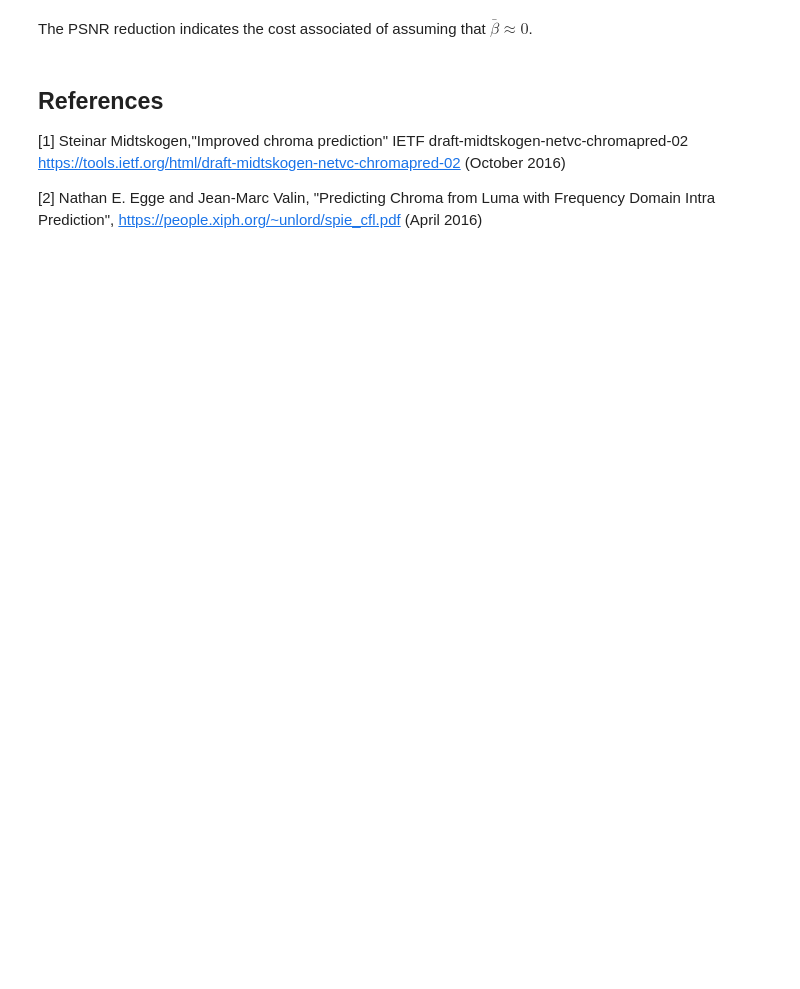
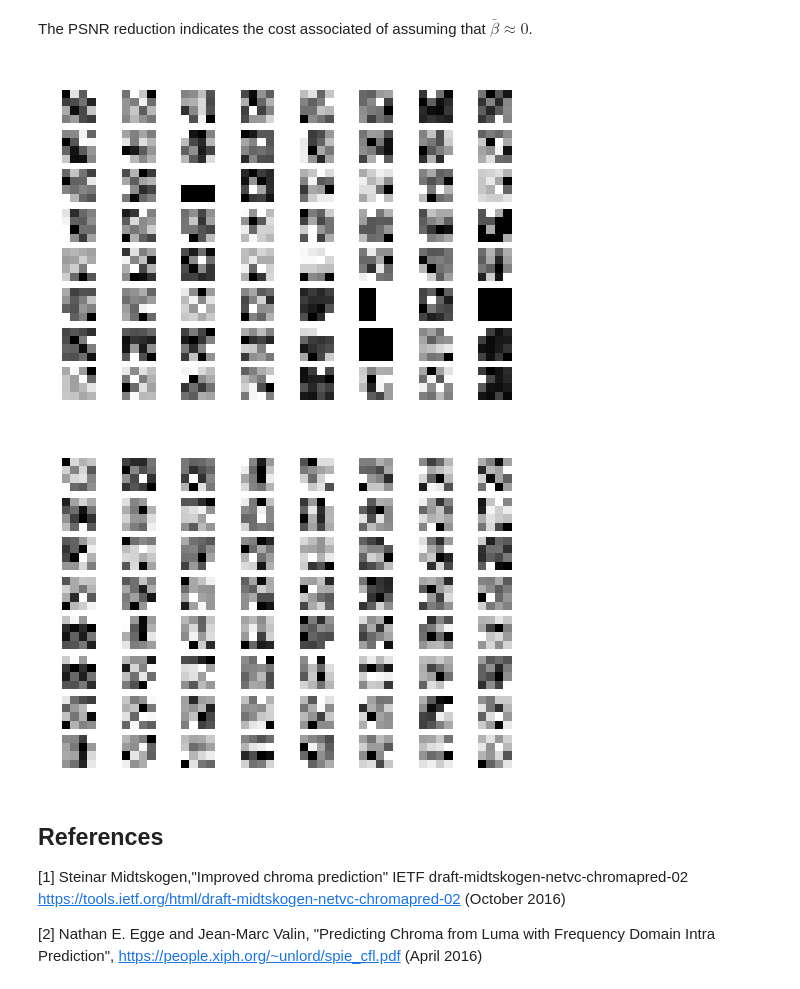
Before and after one commit to barrbrain/AV1-CfL-Proposal, a Jupyter notebook: Chroma from Luma (CfL).ipynb, the cells around one changed output. Drawn from its saved outputs; the diff is of its cells as text; code cells hidden in the pictures; blank space fills up the shorter version.

```diff
--- a/Chroma from Luma (CfL).ipynb
+++ b/Chroma from Luma (CfL).ipynb
@@ -468,5 +468,19 @@ table
 # %% [markdown]
 The PSNR reduction indicates the cost associated of assuming that $\bar{\beta} \approx 0$.
+# %%
+for mlp in [mlp_cb, mlp_cr]:
+    fig, axes = plt.subplots(8, 8)
+    for row, ax in zip(mlp.coefs_[0].T, axes.ravel()):
+        invrow = waverec2(
+            [row[:1].reshape((1,1)),
+             (row[1:2].reshape((1,1)), row[2:3].reshape((1,1)), row[3:4].reshape((1,1))),
+             (row[4:8].reshape((2,2)), row[8:12].reshape((2,2)), row[12:16].reshape((2,2)))],
+            'haar')
+        ax.axis('off')
+        ax.matshow(invrow, cmap=plt.cm.gray)
+# %% [output]
+[figure, added]
+[figure, added]
 # %% [markdown]
 ## References
 [1] Steinar Midtskogen,"Improved chroma prediction" IETF draft-midtskogen-netvc-chromapred-02 https://tools.ietf.org/html/draft-midtskogen-netvc-chromapred-02 (October 2016)
```
Also changed, not shown: parts of 2 cells of this notebook.
